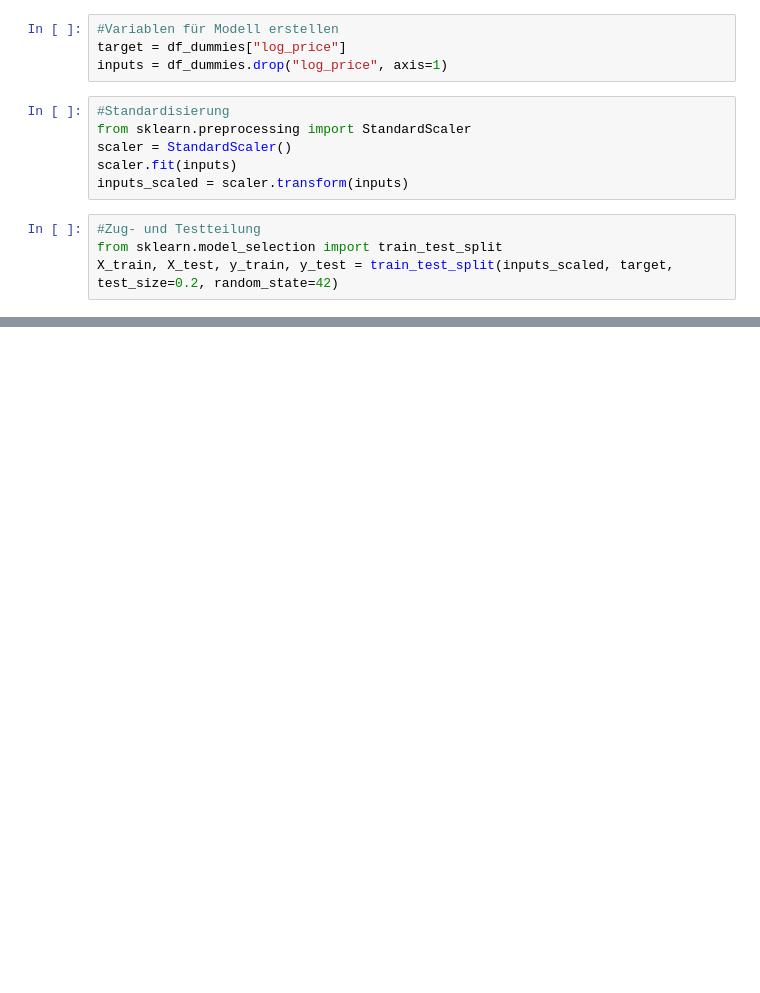
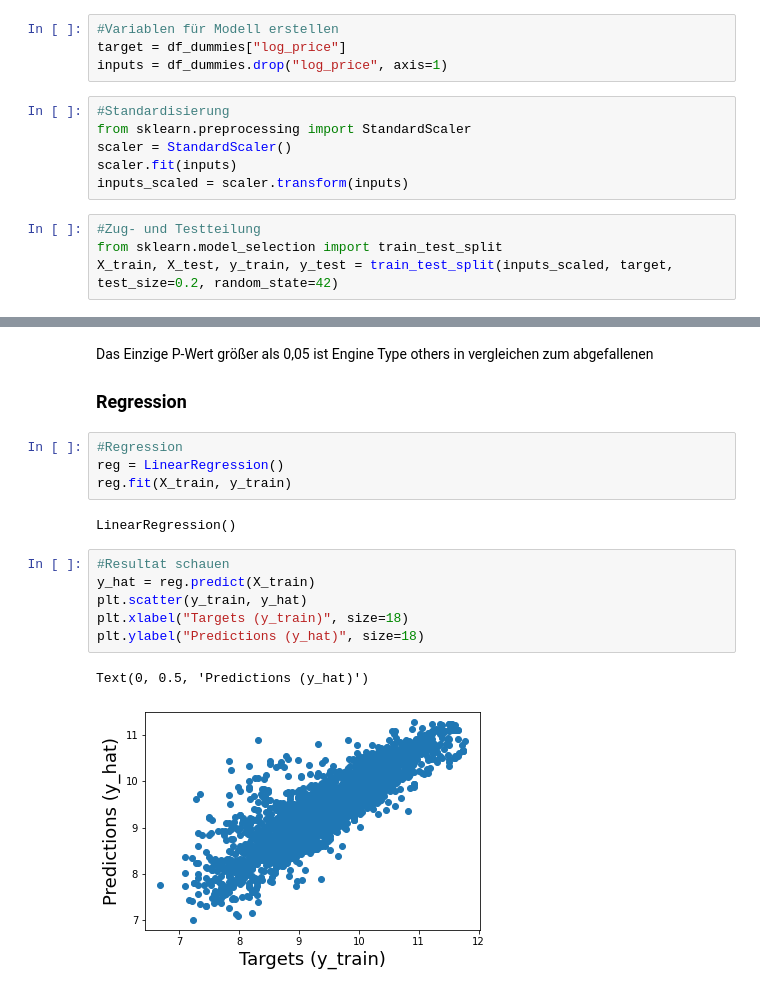
Before and after one commit to amanda8412383/data_science_bootcamp, a Jupyter notebook: linear_regression/praktisch-Übung.ipynb, the cells around one changed output, grey strips where cells are left out. Cells and saved outputs as stored; diff of their text form; blank space fills up the shorter version.

Commit message:
lektion 4 linear regression practical example result interpretation

```diff
--- a/linear_regression/praktisch-Übung.ipynb
+++ b/linear_regression/praktisch-Übung.ipynb
@@ -232,0 +261,18 @@ Dummy-Variabels sollten nicht standardisiert werden, dennoch in Maschinellen Ler
+# %% [markdown]
+Das Einzige P-Wert größer als 0,05 ist Engine Type others in vergleichen zum abgefallenen
+### Regression
+# %%
+#Regression
+reg = LinearRegression()
+reg.fit(X_train, y_train)
+# %% [output]
+LinearRegression()
+# %%
+#Resultat schauen
+y_hat = reg.predict(X_train)
+plt.scatter(y_train, y_hat)
+plt.xlabel("Targets (y_train)", size=18)
+plt.ylabel("Predictions (y_hat)", size=18)
+# %% [output]
+Text(0, 0.5, 'Predictions (y_hat)')
+[figure, added]
```
Also changed, not shown: parts of 13 cells of this notebook.
